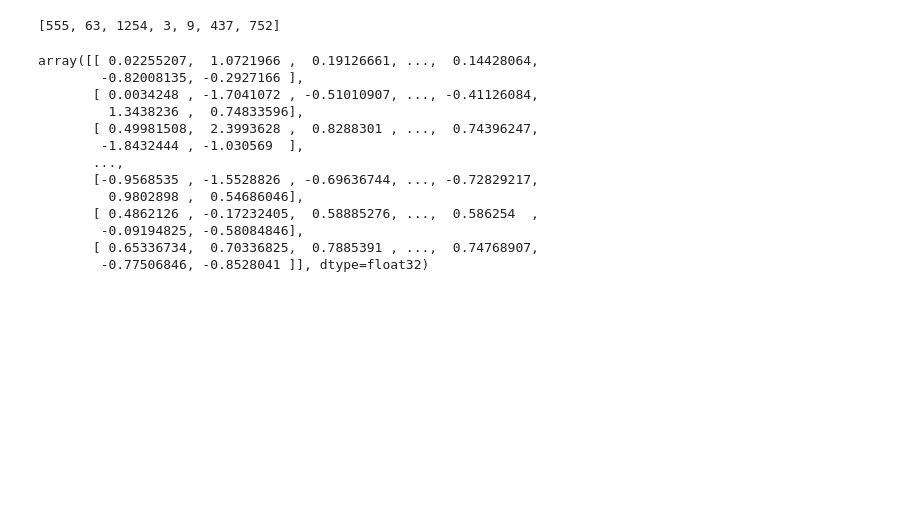
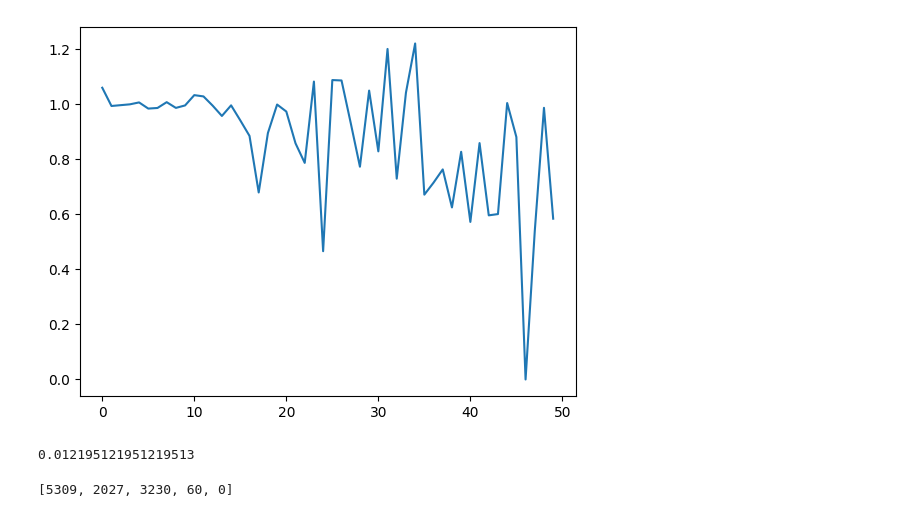
Before and after one commit to Iana-Kasimova-TR/sgd, a Jupyter notebook: notebook.ipynb, the cells around one changed output. Saved outputs shown, nothing was run; the diff lists cells and outputs as text; code cells hidden in the pictures; blank space fills up the shorter version.

```diff
--- a/notebook.ipynb
+++ b/notebook.ipynb
@@ -4,7 +4,7 @@ import matplotlib.pylab as plt
 import sgd
 from model import EmbeddingModel
 # %%
-vocabulary, titles, texts = sgd.scan_text('test-2.csv', 30)
+vocabulary, titles, texts = sgd.scan_text('posts_1.csv', 5)
 # %%
 len(titles)
 # %% [output]
@@ -26,2 +41,8 @@ list(vocabulary.keys())[list(vocabulary.values())[1456]]
+# %%
+val_titles = [title for title, text in zip(val_titles, val_texts) if len(text) != 0 and len(title) != 0]
+val_texts = [text for title, text in zip(val_titles, val_texts) if len(text) != 0 and len(title) != 0]
+# %%
+train_titles = [title for title, text in zip(train_titles, train_texts) if len(text) != 0 and len(title) != 0]
+train_texts = [text for title, text in zip(train_titles, train_texts) if len(text) != 0 and len(title) != 0]
 # %%
 model = EmbeddingModel(vocabulary)
@@ -47,6 +86,13 @@ array([[ 0.0008547 , -0.01009121,  0.00598026, ...,  0.04692796,
+# %%
+plt.plot(model.losses)
+plt.show()
+# %% [output]
+[figure, added]
 # %%
 model.calculate_metric(val_titles, val_texts)
+# %% [output]
+0.012195121951219513
 # %%
-val_titles[690]
+val_titles[9]
 # %% [output]
-[555, 63, 1254, 3, 9, 437, 752]
+[5309, 2027, 3230, 60, 0]
@@ -55,16 +98,0 @@ mtx = model.mtx_embed[:10]
-# %%
-mtx
-# %% [output]
-array([[ 0.02255207,  1.0721966 ,  0.19126661, ...,  0.14428064,
-        -0.82008135, -0.2927166 ],
-       [ 0.0034248 , -1.7041072 , -0.51010907, ..., -0.41126084,
-         1.3438236 ,  0.74833596],
-       [ 0.49981508,  2.3993628 ,  0.8288301 , ...,  0.74396247,
-        -1.8432444 , -1.030569  ],
-       ...,
-       [-0.9568535 , -1.5528826 , -0.69636744, ..., -0.72829217,
-         0.9802898 ,  0.54686046],
-       [ 0.4862126 , -0.17232405,  0.58885276, ...,  0.586254  ,
-        -0.09194825, -0.58084846],
-       [ 0.65336734,  0.70336825,  0.7885391 , ...,  0.74768907,
-        -0.77506846, -0.8528041 ]], dtype=float32)
```
Also changed, not shown: parts of 35 cells of this notebook, 46 other files.
